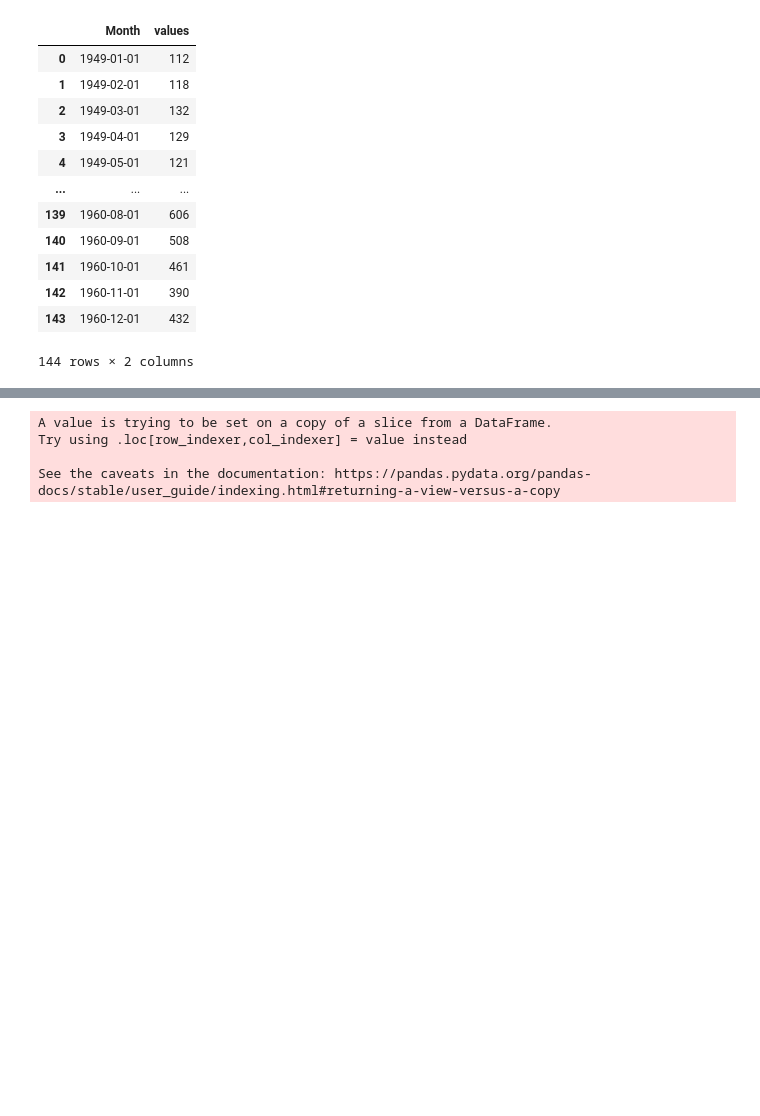
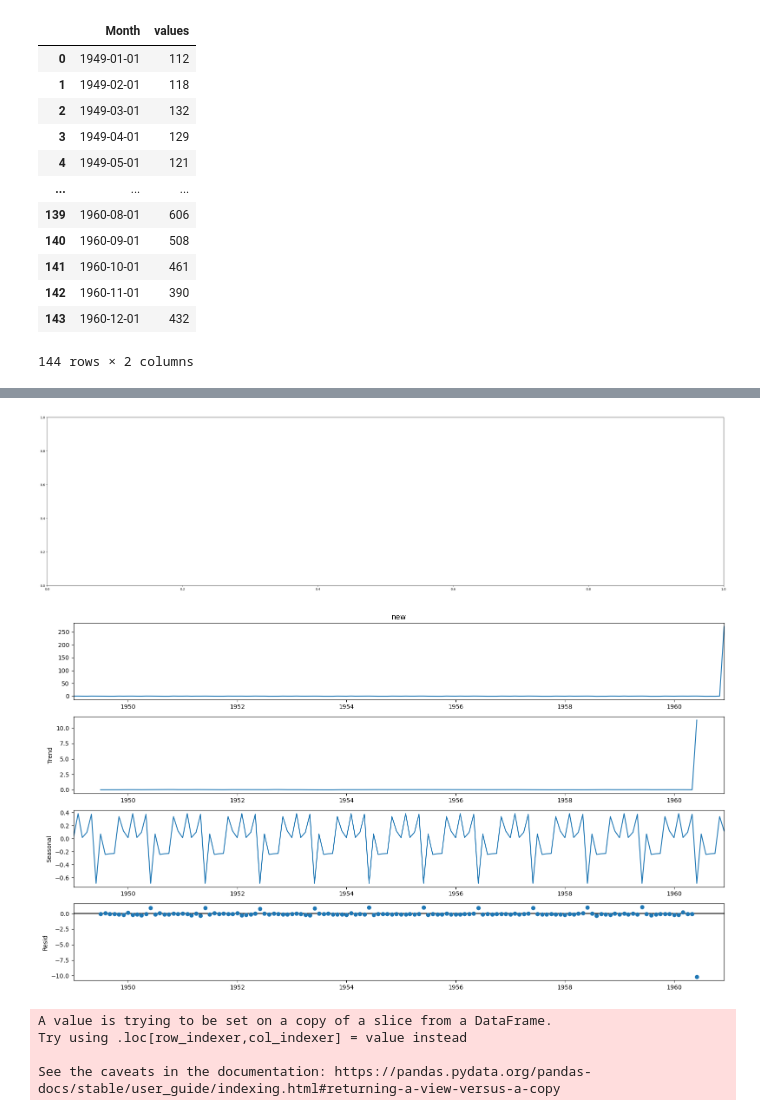
Before and after one commit to nanducode/dsworkshop, a Jupyter notebook: TimeSeriesForecasting.ipynb, the cells around one changed output, grey strips where cells are left out. Cells and saved outputs as stored; diff of their text form; code cells hidden in the pictures; blank space fills up the shorter version.

```diff
--- a/TimeSeriesForecasting.ipynb
+++ b/TimeSeriesForecasting.ipynb
@@ -88,3 +144,24 @@ plt.show()
+# %%
+#Decompose
+import statsmodels.api as sm
+plt.rc("figure",figsize=(20,20))
+ap2=ap
+val=(ap.values.mean())
+
+ap2['new']=np.diff(temp[0],append=val)
+
+res = sm.tsa.seasonal_decompose(ap2.new)
+# ap2.dtypes
+plt.rcParams["figure.figsize"] = (40,10)
+plt.xticks(fontsize=10)
+resplot = res.plot()
+resplot.set_size_inches((16, 9))
+# Tight layout to realign things
+resplot.tight_layout()
+plt.show()
+# %% [output]
+[figure, added]
+[figure, added]
 # %%
 fitbit2=fitbit[fitbit.Id==1503960366]
 fitbit2['Time']=pd.to_datetime(fitbit2['ActivityMinute'])
```
Also changed, not shown: parts of 17 cells of this notebook, 2 other files.
